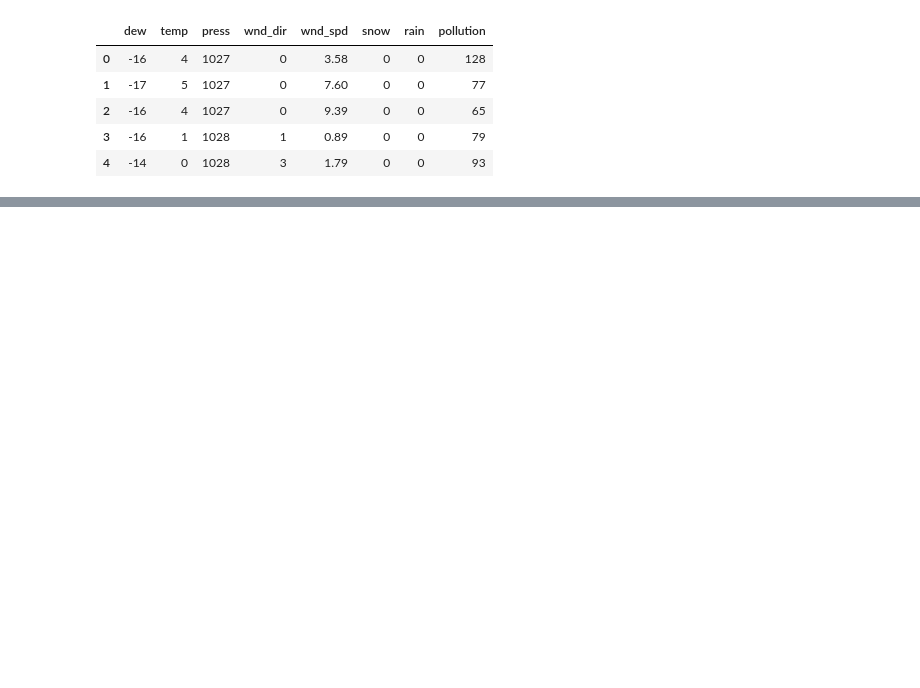
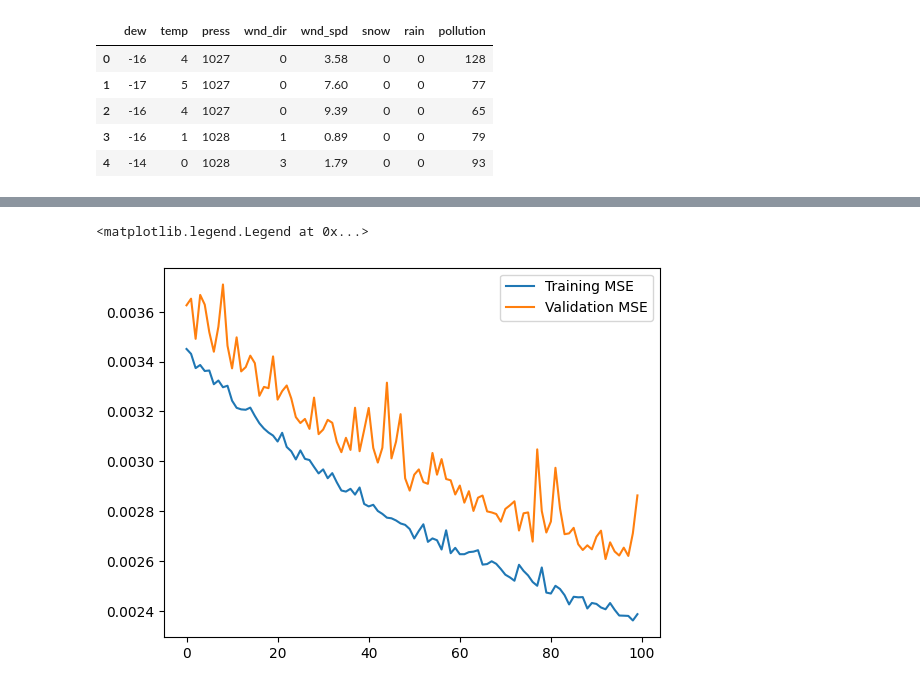
Before and after one commit to AshvinSehgal/AI-ML, a Jupyter notebook: Air Pollution Forecasting/Air Pollution Forecasting.ipynb, the cells around one changed output, grey strips where cells are left out. Saved outputs shown, nothing was run; the diff lists cells and outputs as text; code cells hidden in the pictures; blank space fills up the shorter version.

```diff
--- a/Air Pollution Forecasting/Air Pollution Forecasting.ipynb
+++ b/Air Pollution Forecasting/Air Pollution Forecasting.ipynb
@@ -45,0 +48,17 @@ scaled_X_test = scaler.transform(X_test)
+# %%
+window = 24
+X_train = []
+Y_train = []
+X_test = []
+Y_test = []
+for i in range(window,len(scaled_train_data)):
+    X_train.append(scaled_train_data[i-window:i,:-1])
+    Y_train.append(scaled_train_data[i,-1])
+for i in range(window,len(scaled_test_data)):
+    X_test.append(scaled_test_data[i-window:i,:-1])
+    Y_test.append(scaled_test_data[i,-1])
+X_train = np.array(X_train)
+Y_train = np.array(Y_train)
+X_test = np.array(X_test)
+Y_test = np.array(Y_test)
+print(X_train.shape,Y_train.shape, X_test.shape, Y_test.shape)
@@ -46,2 +67,2 @@ scaled_X_test = scaler.transform(X_test)
 # %%
-x_train, x_val, y_train, y_val = train_test_split(scaled_X_train, Y_train, test_size=0.2)
+x_train, x_val, y_train, y_val = train_test_split(X_train, Y_train, test_size=0.2)
@@ -52,13 +69,11 @@ x_train.shape
 # %%
 model = Sequential([
     LSTM(7, return_sequences=True),
+    LSTM(16, return_sequences=True),
     Dropout(0.2),
-    LSTM(64, return_sequences=True),
-    Dropout(0.1),
-    LSTM(32, return_sequences=True),
-    Dropout(0.2),
-    Dense(1, activation='relu')
+    LSTM(16),
+    Dense(1, activation='sigmoid')
 ])
-model.compile(optimizer='adam', loss='mse', metrics=['accuracy'])
+model.compile(optimizer='adam', loss='mse', metrics=['mse'])
 model.summary()
 # %% [output]
@@ -84,6 +95,6 @@ Model: "sequential"
  Trainable params: 0 (0.00 B)
  Non-trainable params: 0 (0.00 B)
 # %%
-early_stopping = EarlyStopping(monitor='mse', patience=20, verbose=1, restore_best_weights=True)
-model.fit(x_train, y_train, validation_data=(x_test, y_test), epochs=50, verbose=1, batch_size=64, callbacks=[early_stopping])
+early_stopping = EarlyStopping(monitor='val_mse', patience=20, verbose=1, restore_best_weights=True)
+history = model.fit(x_train, y_train, validation_data=(x_val, y_val), epochs=100, verbose=1, batch_size=64, callbacks=[early_stopping])
 # %% [output]
@@ -91,0 +118,7 @@ ValueError: Input 0 of layer "lstm_1" is incompatible with the layer: expected n
+# %%
+plt.plot(history.history['mse'], label='Training MSE')
+plt.plot(history.history['val_mse'], label='Validation MSE')
+plt.legend()
+# %% [output]
+<matplotlib.legend.Legend at 0x...>
+[figure, added]
```
Also changed, not shown: parts of 13 cells of this notebook.
